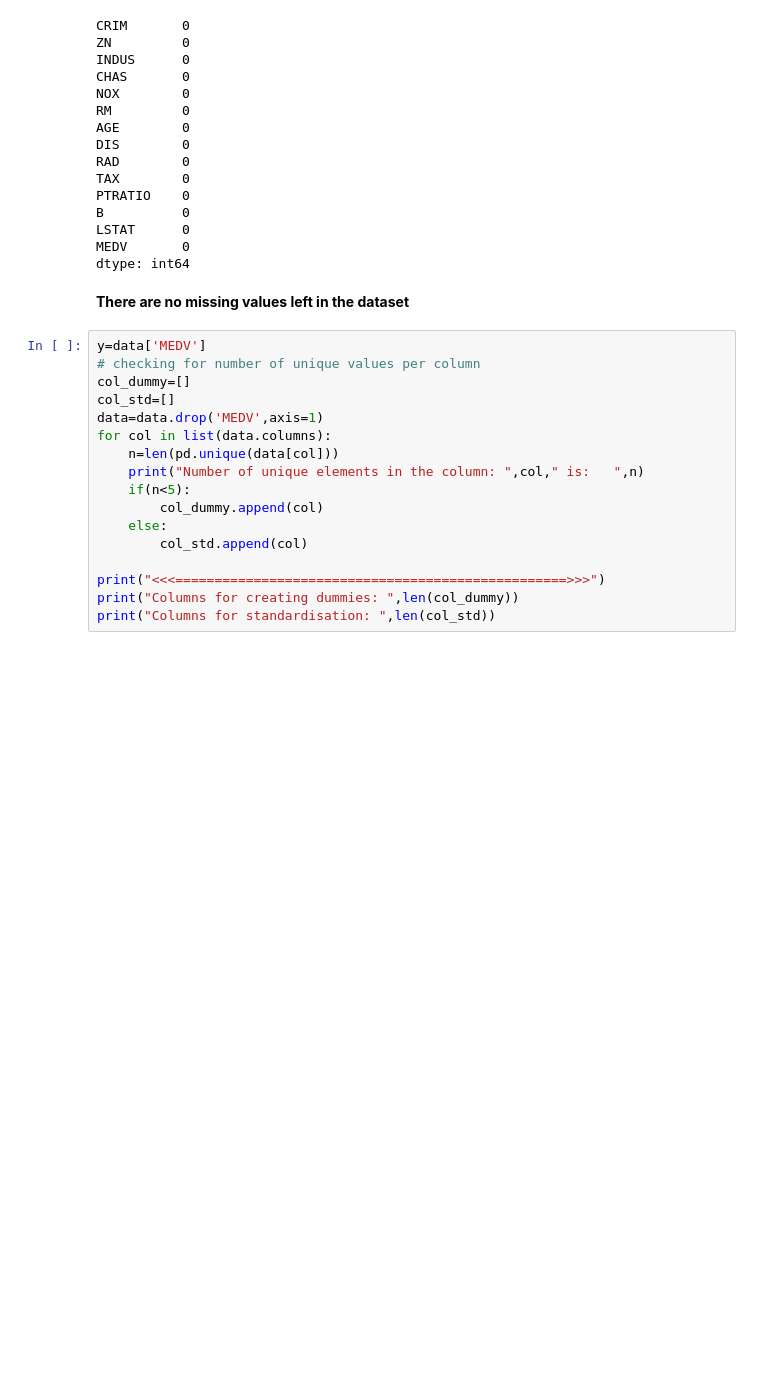
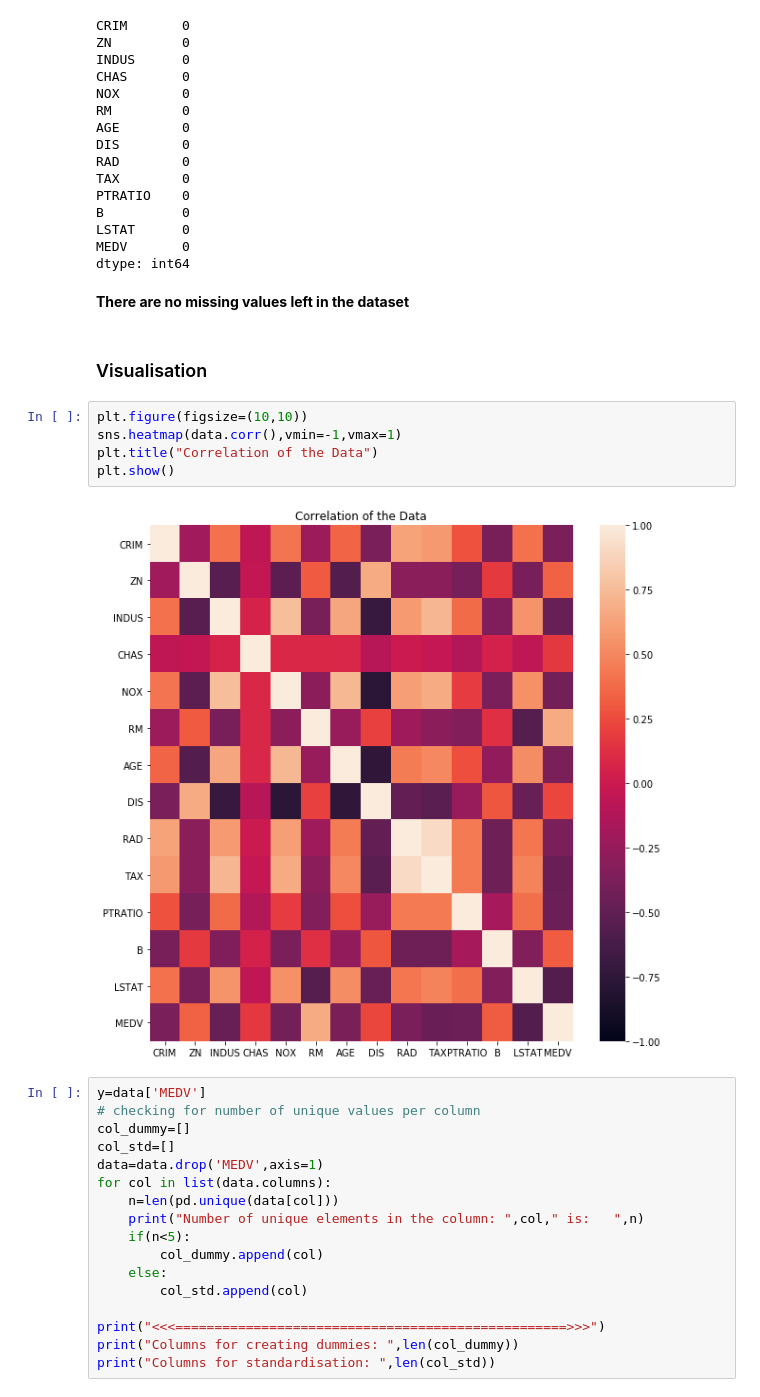
Before and after one commit to Ankit152/Real-Estate-Dataset, a Jupyter notebook: realEstate.ipynb, the cells around one changed output. Drawn from its saved outputs; the diff is of its cells as text; blank space fills up the shorter version.

```diff
--- a/realEstate.ipynb
+++ b/realEstate.ipynb
@@ -117,6 +117,15 @@ MEDV       0
 dtype: int64
 # %% [markdown]
 **There are no missing values left in the dataset**
+# %% [markdown]
+### Visualisation
+# %%
+plt.figure(figsize=(10,10))
+sns.heatmap(data.corr(),vmin=-1,vmax=1)
+plt.title("Correlation of the Data")
+plt.show()
+# %% [output]
+[figure, added]
 # %%
 y=data['MEDV']
 # checking for number of unique values per column
```
Also changed, not shown: parts of 4 cells of this notebook.
